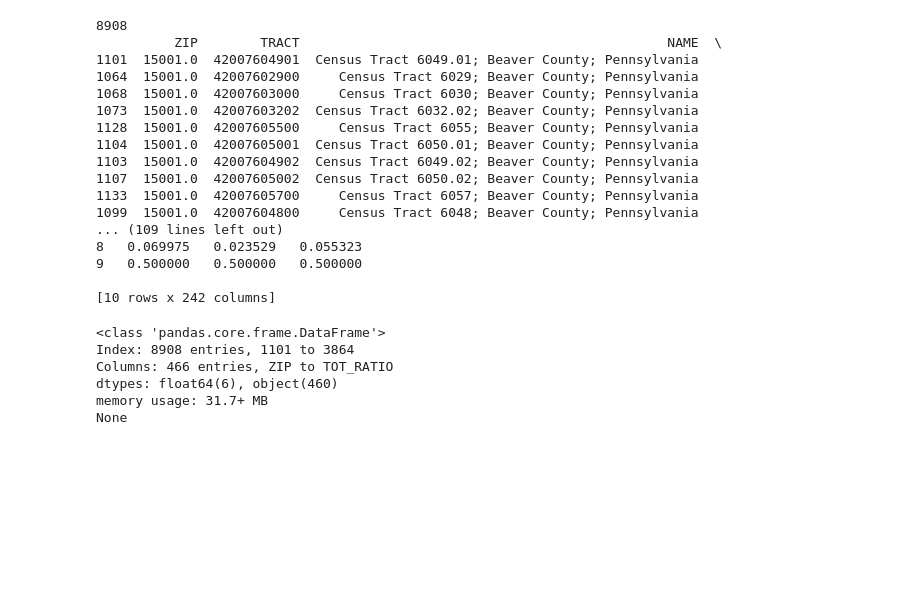
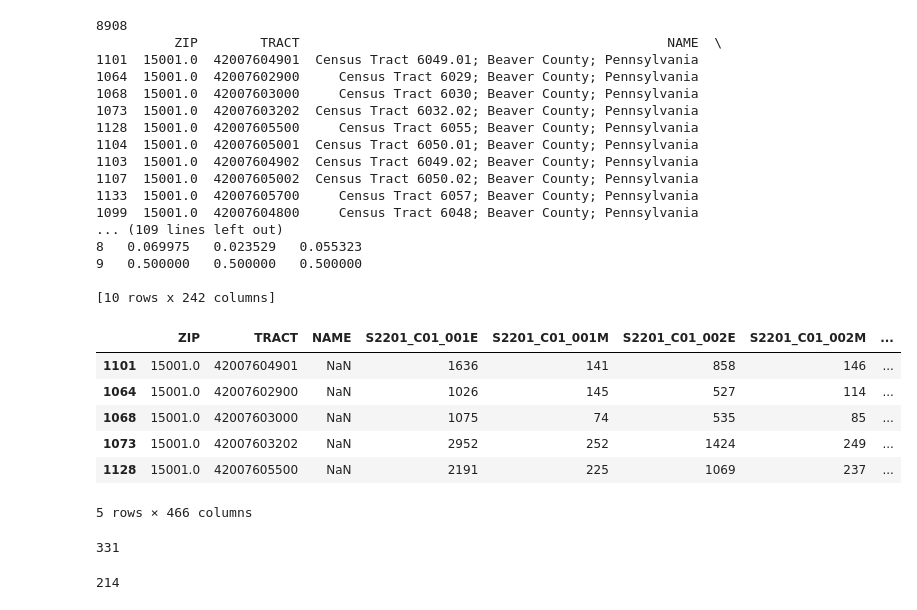
Before and after one commit to dfgbrooklyn24/Team-7, a Jupyter notebook: Team7.ipynb, the cells around one changed output. Drawn from its saved outputs; the diff is of its cells as text; code cells hidden in the pictures; blank space fills up the shorter version.

```diff
--- a/Team7.ipynb
+++ b/Team7.ipynb
@@ -93,11 +93,23 @@ print(collapsed_data.head(10))
 
 [10 rows x 242 columns]
 # %%
-print(merged_census.info())
+merged_census.head(5)
 # %% [output]
+|  | ZIP | TRACT | NAME | S2201_C01_001E | S2201_C01_001M | S2201_C01_002E | S2201_C01_002M | ... |
+| 1101 | 15001.0 | 42007604901 | NaN | 1636 | 141 | 858 | 146 | ... |
+| 1064 | 15001.0 | 42007602900 | NaN | 1026 | 145 | 527 | 114 | ... |
+| 1068 | 15001.0 | 42007603000 | NaN | 1075 | 74 | 535 | 85 | ... |
+| 1073 | 15001.0 | 42007603202 | NaN | 2952 | 252 | 1424 | 249 | ... |
+| 1128 | 15001.0 | 42007605500 | NaN | 2191 | 225 | 1069 | 237 | ... |
-<class 'pandas.core.frame.DataFrame'>
-Index: 8908 entries, 1101 to 3864
-Columns: 466 entries, ZIP to TOT_RATIO
-dtypes: float64(6), object(460)
-memory usage: 31.7+ MB
-None
+5 rows × 466 columns
+# %%
+# Dropping unnecessary rows from enrollment_demographics dataframe.
+updated_enrollment_demographics = enrollment_demographics.loc[enrollment_demographics['GradeLevel'] == 'All Grades']
+print(len(updated_enrollment_demographics))
+# %% [output]
+331
+# %%
+updated_student_ada = student_ada.loc[student_ada['School Year'] == '2021-2022']
+print(len(updated_student_ada))
+# %% [output]
+214
```
Also changed, not shown: parts of 9 cells of this notebook.
